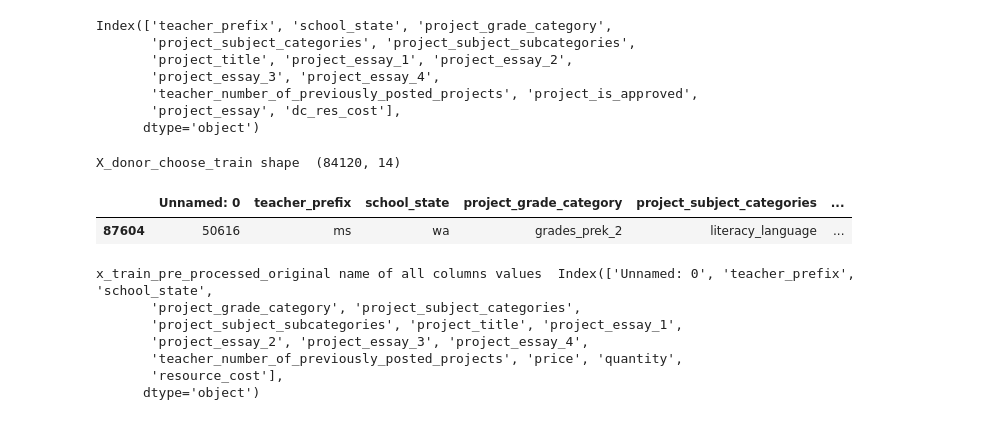
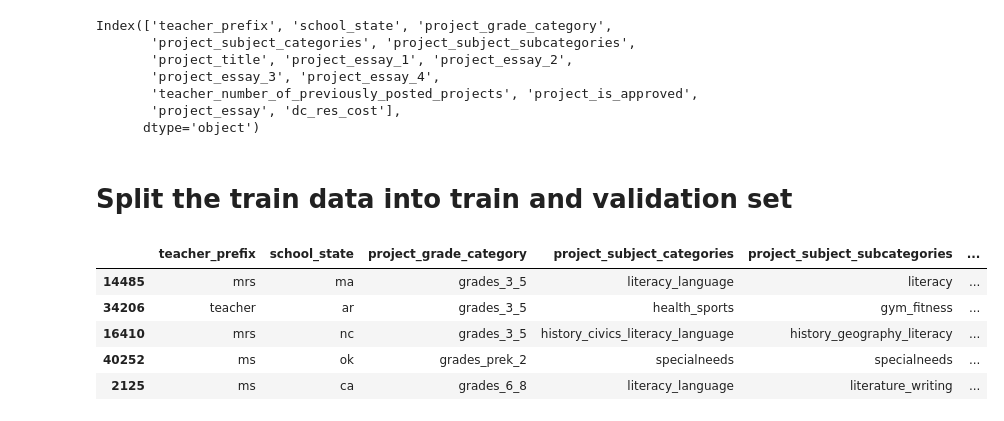
Before and after one commit to arutraj/ML_Basics, a Jupyter notebook: Rajavel_Sethupathi_DonorsChoose.ipynb, the cells around one changed output. Cells and saved outputs as stored; diff of their text form; code cells hidden in the pictures.

```diff
--- a/Rajavel_Sethupathi_DonorsChoose.ipynb
+++ b/Rajavel_Sethupathi_DonorsChoose.ipynb
@@ -574,25 +574,21 @@ Index(['teacher_prefix', 'school_state', 'project_grade_category',
        'teacher_number_of_previously_posted_projects', 'project_is_approved',
        'project_essay', 'dc_res_cost'],
       dtype='object')
-# %%
-y_train_pre_processed_original = train_df_pre_processed_original['project_is_approved'].values
-x_train_pre_processed_original = train_df_pre_processed_original.drop(['project_is_approved'], axis=1)
-
-X_donor_choose_train, X_donor_choose_validation, y_donor_choose_train, y_donor_choose_validation = train_test_split(x_train_pre_processed_original, y_train_pre_processed_original, test_size=0.23, stratify=y_train_pre_processed_original)
-print('X_donor_choose_train shape ', X_donor_choose_train.shape)
-
-X_donor_choose_train.head(1)
-# %% [output]
-X_donor_choose_train shape  (84120, 14)
-|  | Unnamed: 0 | teacher_prefix | school_state | project_grade_category | project_subject_categories | ... |
-| 87604 | 50616 | ms | wa | grades_prek_2 | literacy_language | ... |
-# %%
-print('x_train_pre_processed_original name of all columns values ', x_train_pre_processed_original.columns)
-# %% [output]
-x_train_pre_processed_original name of all columns values  Index(['Unnamed: 0', 'teacher_prefix', 'school_state',
-       'project_grade_category', 'project_subject_categories',
-       'project_subject_subcategories', 'project_title', 'project_essay_1',
-       'project_essay_2', 'project_essay_3', 'project_essay_4',
-       'teacher_number_of_previously_posted_projects', 'price', 'quantity',
-       'resource_cost'],
-      dtype='object')
+# %% [markdown]
+# Split the train data into train and validation set
+# %%
+y_dc_train_data_merged = dc_train_data_merged['project_is_approved'].values
+x_dc_train_data_merged = dc_train_data_merged.drop(['project_is_approved'], axis=1)
+
+#X_dc_train, X_dc_validation, y_dc_train, y_dc_validation = train_test_split(x_dc_train_data_merged, y_dc_train_data_merged, test_size=0.20, stratify=y_dc_train_data_merged)
+X_dc_train, X_dc_validation, y_dc_train, y_dc_validation = train_test_split(x_dc_train_data_merged, y_dc_train_data_merged, test_size=0.20)
+x_dc_train_data_merged.shape
+
+X_dc_train.head()
+# %% [output]
+|  | teacher_prefix | school_state | project_grade_category | project_subject_categories | project_subject_subcategories | ... |
+| 14485 | mrs | ma | grades_3_5 | literacy_language | literacy | ... |
+| 34206 | teacher | ar | grades_3_5 | health_sports | gym_fitness | ... |
+| 16410 | mrs | nc | grades_3_5 | history_civics_literacy_language | history_geography_literacy | ... |
+| 40252 | ms | ok | grades_prek_2 | specialneeds | specialneeds | ... |
+| 2125 | ms | ca | grades_6_8 | literacy_language | literature_writing | ... |
```
Also changed, not shown: parts of 14 cells of this notebook.
